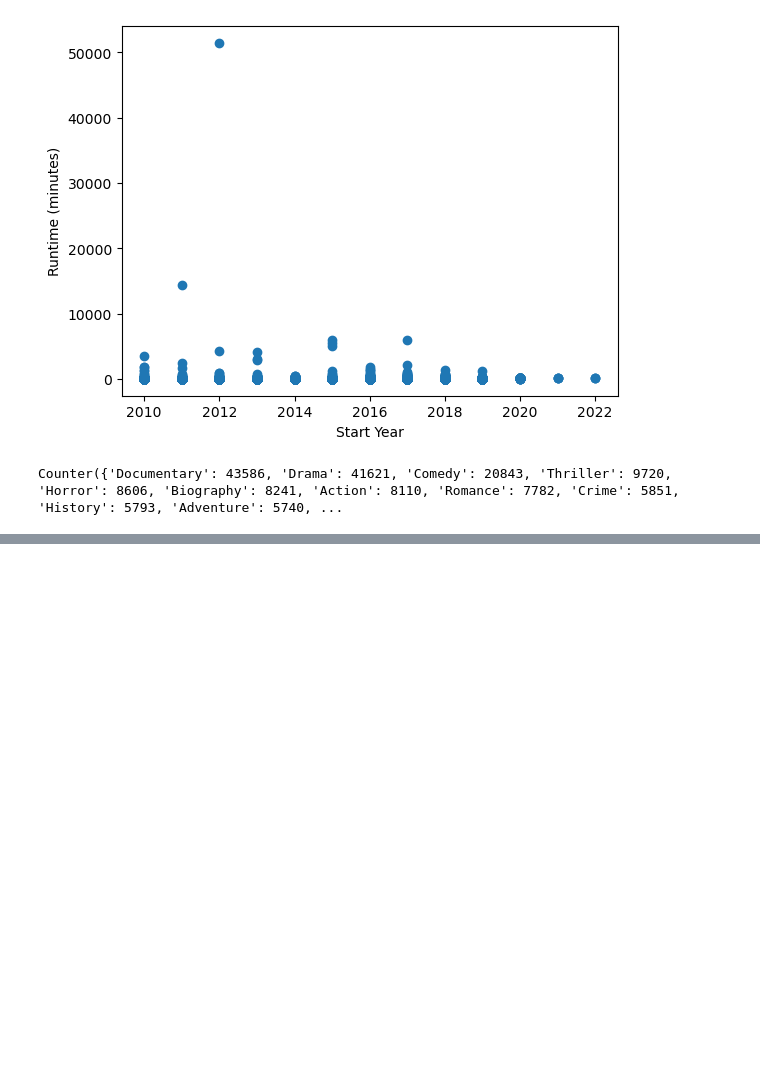
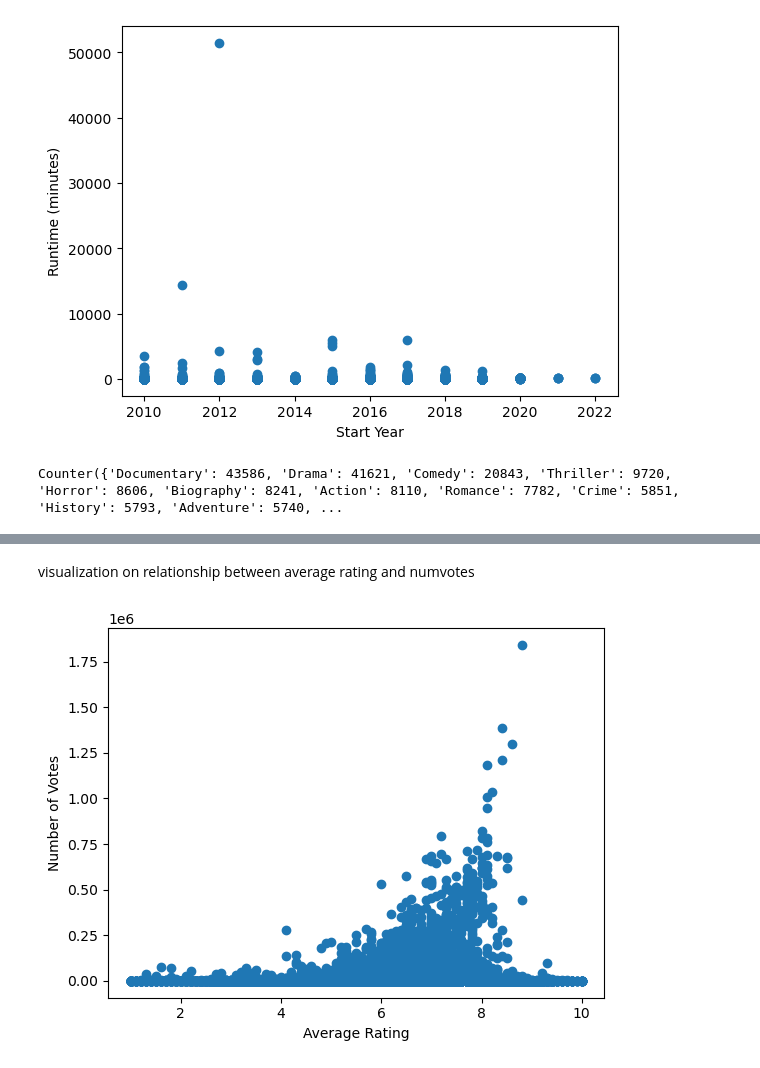
Before and after one commit to Derrick-wekesa/CineInsight-Microsoft-s-Box-Office-Breakthrough, a Jupyter notebook: data/student.ipynb, the cells around one changed output, grey strips where cells are left out. Drawn from its saved outputs; the diff is of its cells as text; code cells hidden in the pictures; blank space fills up the shorter version.

```diff
--- a/data/student.ipynb
+++ b/data/student.ipynb
@@ -592,0 +639,9 @@ Counter({'Documentary': 43586, 'Drama': 41621, 'Comedy': 20843, 'Thriller': 9720
+# %% [markdown]
+visualization on relationship between average rating and numvotes
+# %%
+plt.scatter(movie_ratings_df['averagerating'], movie_ratings_df['numvotes'])
+plt.xlabel('Average Rating')
+plt.ylabel('Number of Votes')
+plt.show()
+# %% [output]
+[figure, added]
```
Also changed, not shown: parts of 5 cells of this notebook.
